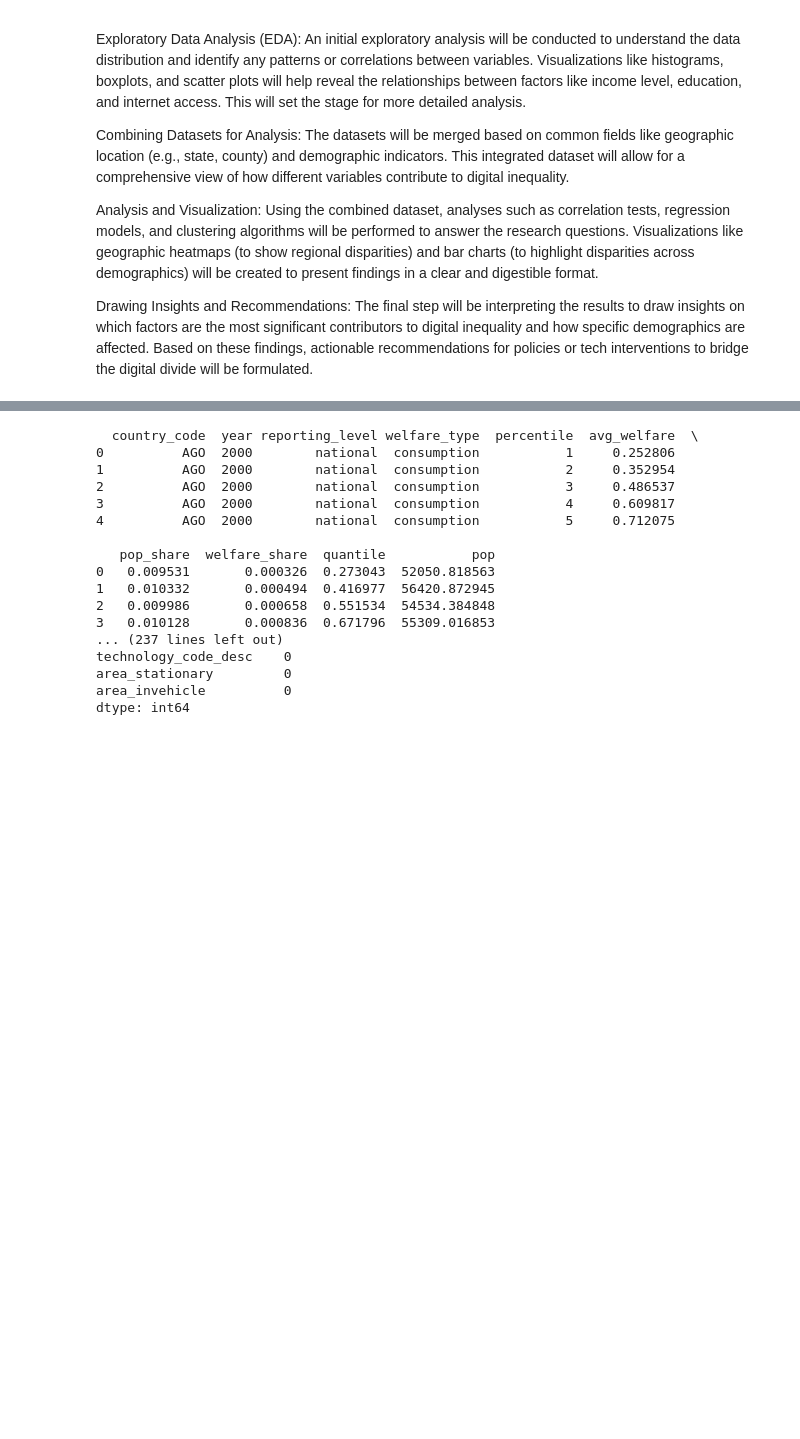
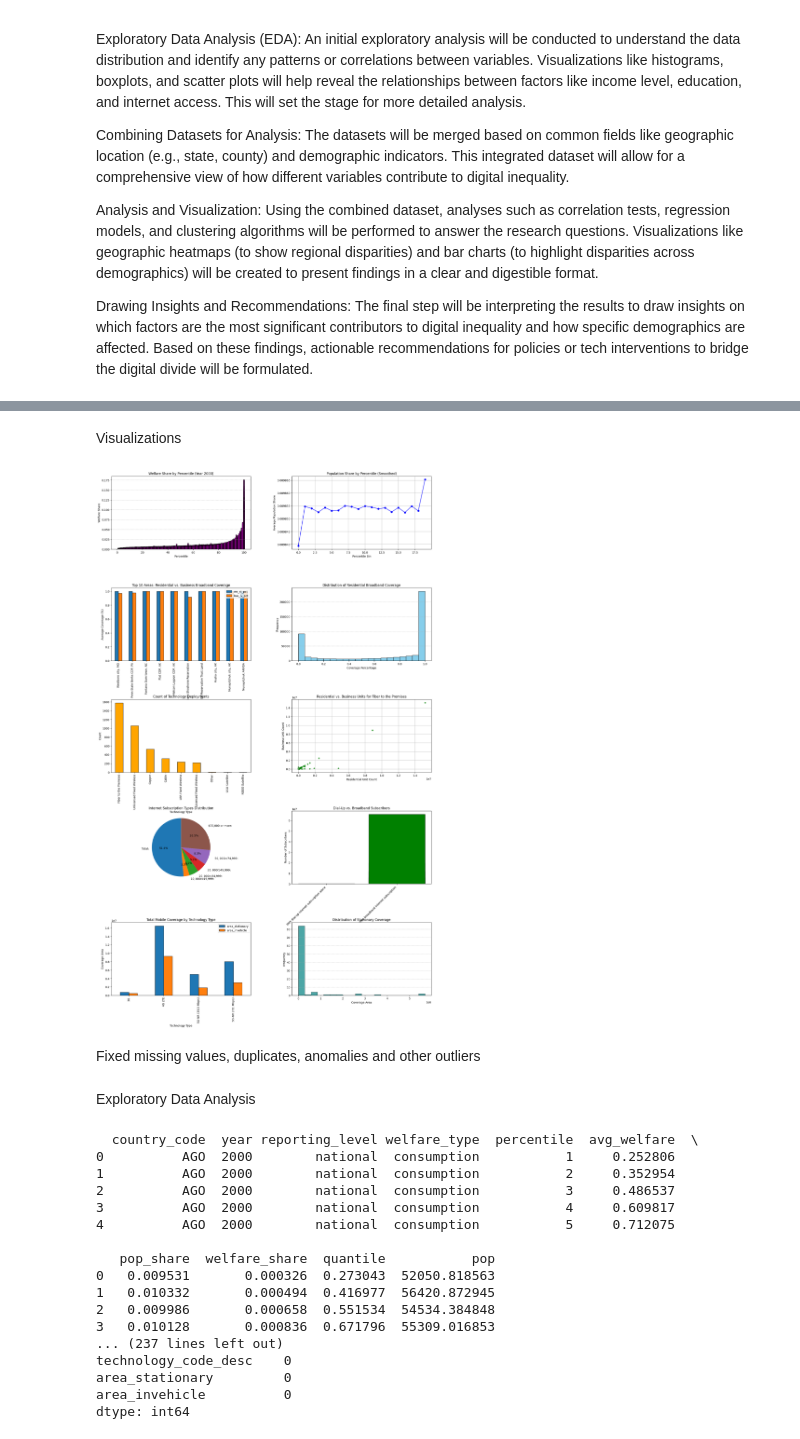
Before and after one commit to IT4063C-Fall24/final-project-burdhasp, a Jupyter notebook: source.ipynb, the cells around one changed output, grey strips where cells are left out. Drawn from its saved outputs; the diff is of its cells as text; code cells hidden in the pictures; blank space fills up the shorter version.

```diff
--- a/source.ipynb
+++ b/source.ipynb
@@ -110,3 +110,81 @@ broadband_coverage = pd.read_csv("data/US_Broadband_Coverage_by_Area.csv", low_m
 provider_deployment = pd.read_csv("data/US_Broadband_Provider_Technology_Deployment.csv")
 income_stats = pd.read_csv("data/US_Income_Internet_Access_Statistics.csv")
 mobile_tech = pd.read_csv("data/US_Mobile_Providers_Technology_Coverage.csv")
+# %% [markdown]
+Visualizations
+# %%
+fig, axes = plt.subplots(5, 2, figsize=(20, 30))
+fig.tight_layout(pad=12)
+
+subset = welfare_data[welfare_data['year'] == 2000]
+axes[0, 0].bar(subset['percentile'], subset['welfare_share'], color='purple', edgecolor='black')
+axes[0, 0].set_title('Welfare Share by Percentile (Year 2000)')
+axes[0, 0].set_xlabel('Percentile')
+axes[0, 0].set_ylabel('Welfare Share')
+axes[0, 0].grid(axis='y', linestyle='--', alpha=0.7)
+
+welfare_data['percentile_bin'] = pd.cut(welfare_data['percentile'], bins=20, labels=False)
+binned_data = welfare_data.groupby('percentile_bin')['pop_share'].mean()
+axes[0, 1].plot(binned_data.index, binned_data, color='blue', marker='o')
+axes[0, 1].set_title('Population Share by Percentile (Smoothed)')
+axes[0, 1].set_xlabel('Percentile Bin')
+axes[0, 1].set_ylabel('Average Population Share')
+axes[0, 1].grid(True)
+
+coverage_means = broadband_coverage.groupby('geography_desc')[['res_st_pct', 'bus_iv_pct']].mean().sort_values('res_st_pct', ascending=False).head(10)
+coverage_means.plot(kind='bar', ax=axes[1, 0], edgecolor='black')
+axes[1, 0].set_title('Top 10 Areas: Residential vs. Business Broadband Coverage')
+axes[1, 0].set_ylabel('Average Coverage (%)')
+axes[1, 0].set_xlabel('Geography Description')
+
+axes[1, 1].hist(broadband_coverage['res_st_pct'], bins=20, color='skyblue', edgecolor='black')
+axes[1, 1].set_title('Distribution of Residential Broadband Coverage')
+axes[1, 1].set_xlabel('Coverage Percentage')
+axes[1, 1].set_ylabel('Frequency')
+axes[1, 1].grid(axis='y', linestyle='--', alpha=0.7)
+
+tech_counts = provider_deployment['technology_code_desc'].value_counts()
+tech_counts.plot(kind='bar', ax=axes[2, 0], color='orange', edgecolor='black')
+axes[2, 0].set_title('Count of Technology Deployments')
+axes[2, 0].set_xlabel('Technology Type')
+axes[2, 0].set_ylabel('Count')
+
+fiber_data = provider_deployment[provider_deployment['technology_code_desc'] == 'Fiber to the Premises']
+axes[2, 1].scatter(fiber_data['location_count_res'], fiber_data['location_count_bus'], alpha=0.7, color='green', s=20)
+axes[2, 1].set_title('Residential vs. Business Units for Fiber to the Premises')
+axes[2, 1].set_xlabel('Residential Unit Count')
+axes[2, 1].set_ylabel('Business Unit Count')
+axes[2, 1].grid(True)
+
+numeric_income_stats = income_stats.copy()
+numeric_income_stats['United States!!Estimate'] = numeric_income_stats['United States!!Estimate'].str.replace(',', '').astype(int)
+subscription_types_corrected = numeric_income_stats.groupby('Label (Grouping)')['United States!!Estimate'].sum()
+subscription_types_filtered = subscription_types_corrected.head(6)
+subscription_types_filtered.plot(kind='pie', ax=axes[3, 0], autopct='%1.1f%%', startangle=90)
+axes[3, 0].set_title('Internet Subscription Types Distribution')
+axes[3, 0].set_ylabel('')
+
+filtered_stats = income_stats[income_stats['Label (Grouping)'].str.contains("dial-up|broadband", case=False, na=False)].copy()
+filtered_stats['United States!!Estimate'] = filtered_stats['United States!!Estimate'].str.replace(',', '').astype(int)
+axes[3, 1].bar(filtered_stats['Label (Grouping)'], filtered_stats['United States!!Estimate'], color=['red', 'green'], edgecolor='black')
+axes[3, 1].set_title('Dial-Up vs. Broadband Subscribers')
+axes[3, 1].set_ylabel('Number of Subscribers')
+axes[3, 1].set_xticklabels(filtered_stats['Label (Grouping)'], rotation=45, ha='right')
+
+mobile_coverage_totals = mobile_tech.groupby('technology_code_desc')[['area_stationary', 'area_invehicle']].sum()
+mobile_coverage_totals.plot(kind='bar', ax=axes[4, 0], edgecolor='black')
+axes[4, 0].set_title('Total Mobile Coverage by Technology Type')
+axes[4, 0].set_ylabel('Coverage Area')
+axes[4, 0].set_xlabel('Technology Type')
+
+axes[4, 1].hist(mobile_tech['area_stationary'], bins=20, color='teal', edgecolor='black', alpha=0.7)
+axes[4, 1].set_title('Distribution of Stationary Coverage')
+axes[4, 1].set_xlabel('Coverage Area')
+axes[4, 1].set_ylabel('Frequency')
+axes[4, 1].grid(axis='y', linestyle='--', alpha=0.7)
+
+plt.show()
+# %% [output]
+[figure, added]
+# %% [markdown]
+Fixed missing values, duplicates, anomalies and other outliers
@@ -113,3 +231,5 @@ mobile_tech = pd.read_csv("data/US_Mobile_Providers_Technology_Coverage.csv")
+# %% [markdown]
+Exploratory Data Analysis
 # %%
 print(welfare_data.head())
 print(broadband_coverage.head())
```
Also changed, not shown: parts of 6 cells of this notebook.
